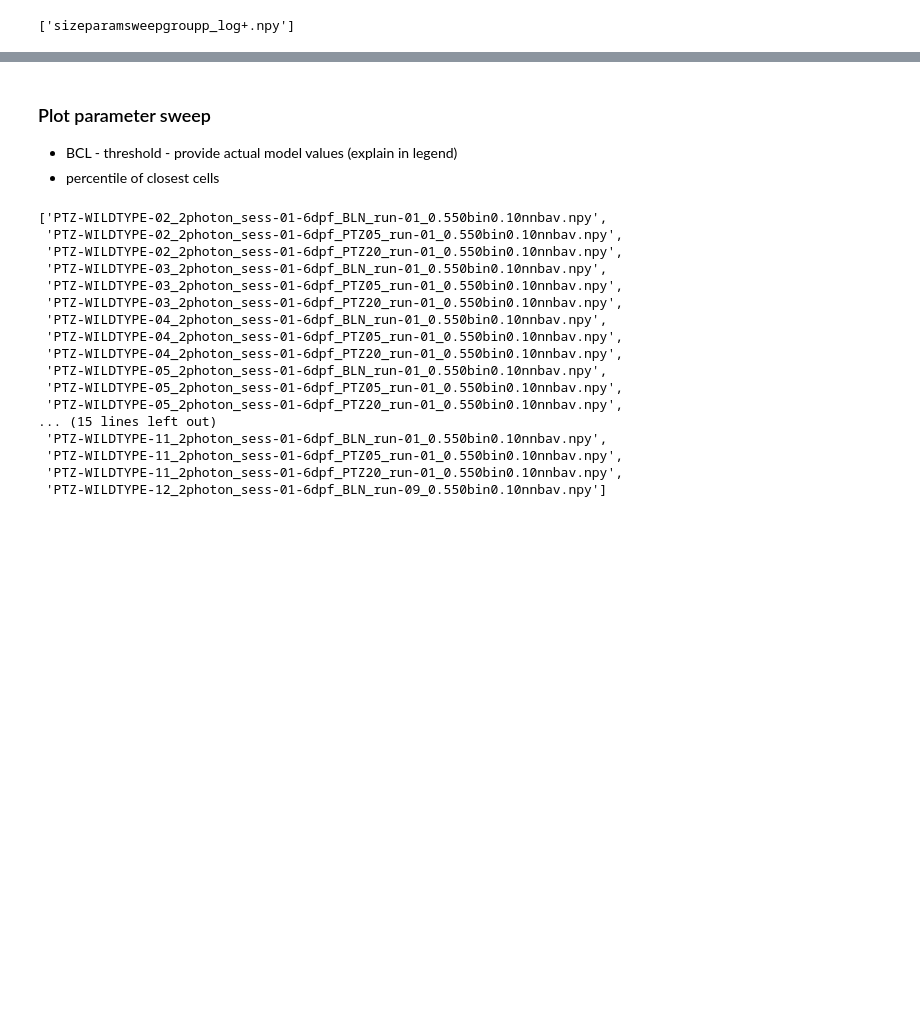
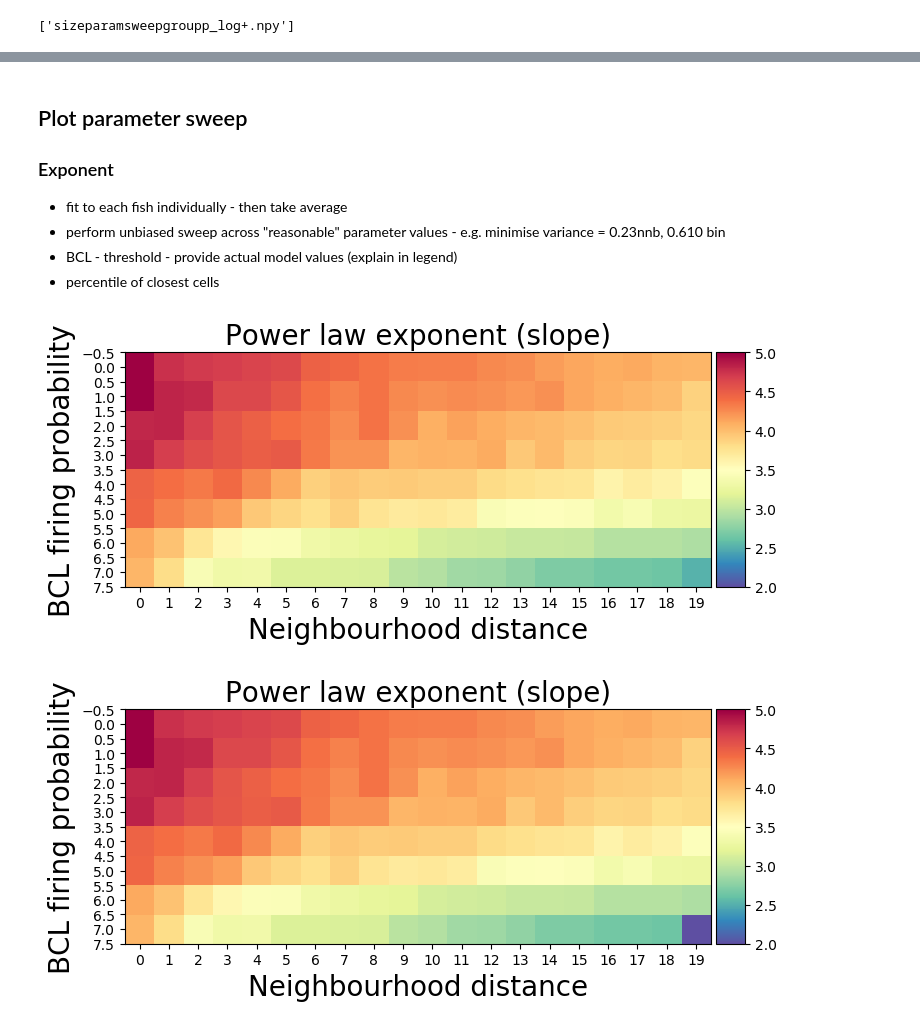
Before and after one commit to dafishcode/suite2p_analysis_py, a Jupyter notebook: avfig2.ipynb, the cells around one changed output, grey strips where cells are left out. Drawn from its saved outputs; the diff is of its cells as text; code cells hidden in the pictures; blank space fills up the shorter version.

```diff
--- a/avfig2.ipynb
+++ b/avfig2.ipynb
@@ -110,7 +59,11 @@ for t in nums:
     np.save(Fdrop + 'Project/' + experiment + os.sep + itav[i][:itav[i].find('run')+6] + 'sizeparamsweepp_log', avlist)
     print('Done fish num ' + str(f))
 # %% [markdown]
-### Plot parameter sweep
+## Plot parameter sweep
+
+### Exponent
+* fit to each fish individually - then take average
+* perform unbiased sweep across "reasonable" parameter values - e.g. minimise variance = 0.23nnb, 0.610 bin
 * BCL - threshold - provide actual model values (explain in legend)
 * percentile of closest cells
 # %%
@@ -122,25 +75,6 @@ coordli = sorted(glob.glob('*BLN*realcoord.npy*'))
 sparli = sorted(glob.glob('*sizeparamsweeptp3_log*'))
 dparli = sorted(glob.glob('*durparam*1*'))
 avli = sorted(glob.glob('*0.550bin0.10nnbav*'))
-avli
-# %% [output]
-['PTZ-WILDTYPE-02_2photon_sess-01-6dpf_BLN_run-01_0.550bin0.10nnbav.npy',
- 'PTZ-WILDTYPE-02_2photon_sess-01-6dpf_PTZ05_run-01_0.550bin0.10nnbav.npy',
- 'PTZ-WILDTYPE-02_2photon_sess-01-6dpf_PTZ20_run-01_0.550bin0.10nnbav.npy',
- 'PTZ-WILDTYPE-03_2photon_sess-01-6dpf_BLN_run-01_0.550bin0.10nnbav.npy',
- 'PTZ-WILDTYPE-03_2photon_sess-01-6dpf_PTZ05_run-01_0.550bin0.10nnbav.npy',
- 'PTZ-WILDTYPE-03_2photon_sess-01-6dpf_PTZ20_run-01_0.550bin0.10nnbav.npy',
- 'PTZ-WILDTYPE-04_2photon_sess-01-6dpf_BLN_run-01_0.550bin0.10nnbav.npy',
- 'PTZ-WILDTYPE-04_2photon_sess-01-6dpf_PTZ05_run-01_0.550bin0.10nnbav.npy',
- 'PTZ-WILDTYPE-04_2photon_sess-01-6dpf_PTZ20_run-01_0.550bin0.10nnbav.npy',
- 'PTZ-WILDTYPE-05_2photon_sess-01-6dpf_BLN_run-01_0.550bin0.10nnbav.npy',
- 'PTZ-WILDTYPE-05_2photon_sess-01-6dpf_PTZ05_run-01_0.550bin0.10nnbav.npy',
- 'PTZ-WILDTYPE-05_2photon_sess-01-6dpf_PTZ20_run-01_0.550bin0.10nnbav.npy',
-... (15 lines left out)
- 'PTZ-WILDTYPE-11_2photon_sess-01-6dpf_BLN_run-01_0.550bin0.10nnbav.npy',
- 'PTZ-WILDTYPE-11_2photon_sess-01-6dpf_PTZ05_run-01_0.550bin0.10nnbav.npy',
- 'PTZ-WILDTYPE-11_2photon_sess-01-6dpf_PTZ20_run-01_0.550bin0.10nnbav.npy',
- 'PTZ-WILDTYPE-12_2photon_sess-01-6dpf_BLN_run-09_0.550bin0.10nnbav.npy']
 # %%
 #Minimum deviation from 2
 from sklearn.metrics import mean_squared_error
@@ -160,0 +113,48 @@ loc2 = np.where(error == heapq.nsmallest(8, error)[-1]) #second smallest
+# %%
+#MINIMISE VARIANCE IN PARAMETERS - WITH SENSIBLE P-FIRING RANGE (0.470-0.610)
+#-----------------------------------------------------------------------------
+shape = (20*8)
+expsum = np.zeros((shape))
+for i in range(shape):
+    evec = []
+    for t in range(len(sparli)):
+        evec = np.append(evec, np.load(sparli[t])[:newshape][i,2])
+    evec[np.where(np.isnan(evec) == True)[0]] = 0
+    if np.sum(evec == 0) > 0: expsum[i] = np.sum(evec)/(len(evec) - np.sum(evec == 0))
+    else: expsum[i] = np.sum(evec)/len(evec)
+
+from mpl_toolkits.axes_grid1 import make_axes_locatable
+f, ax = plt.subplots(figsize = (8,5))
+nnbs = 20
+bcls = np.int(expsum.shape[0]/nnbs)
+expav = expsum.reshape((bcls,nnbs))
+plot1 = ax.imshow(expav, cmap = 'Spectral_r', vmin = 2, vmax = 5)
+ax.set_title('Power law exponent (slope)', size = '20')
+ax.set_xlabel('Neighbourhood distance', size = '20')
+ax.set_ylabel('BCL firing probability', size = '20')
+ax.locator_params(axis='y', nbins=21)
+ax.locator_params(axis='x', nbins=20)
+divider = make_axes_locatable(ax)
+cax0 = divider.append_axes("right", size="5%", pad=0.05)
+cbar0 = f.colorbar(plot1, cax=cax0)
+plt.show()
+
+from mpl_toolkits.axes_grid1 import make_axes_locatable
+f, ax = plt.subplots(figsize = (8,5))
+nnbs = 20
+expsum[loc1] = 2.0
+bcls = np.int(expsum.shape[0]/nnbs)
+expav = expsum.reshape((bcls,nnbs))
+plot1 = ax.imshow(expav, cmap = 'Spectral_r', vmin = 2, vmax = 5)
+ax.set_title('Power law exponent (slope)', size = '20')
+ax.set_xlabel('Neighbourhood distance', size = '20')
+ax.set_ylabel('BCL firing probability', size = '20')
+ax.locator_params(axis='y', nbins=21)
+ax.locator_params(axis='x', nbins=20)
+divider = make_axes_locatable(ax)
+cax0 = divider.append_axes("right", size="5%", pad=0.05)
+cbar0 = f.colorbar(plot1, cax=cax0)
+plt.show()
+# %% [output]
+[figure, added]
+[figure, added]
```
Also changed, not shown: parts of 76 cells of this notebook, 4 other files.
